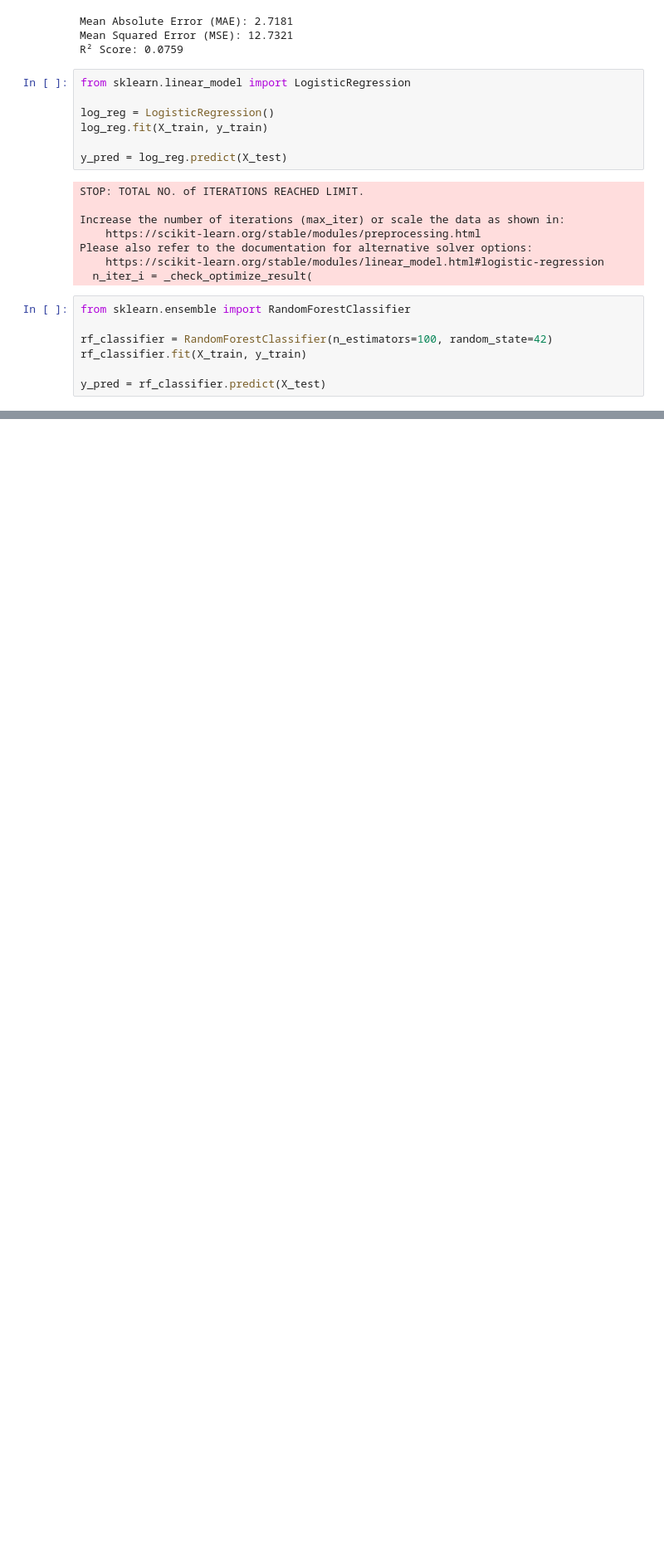
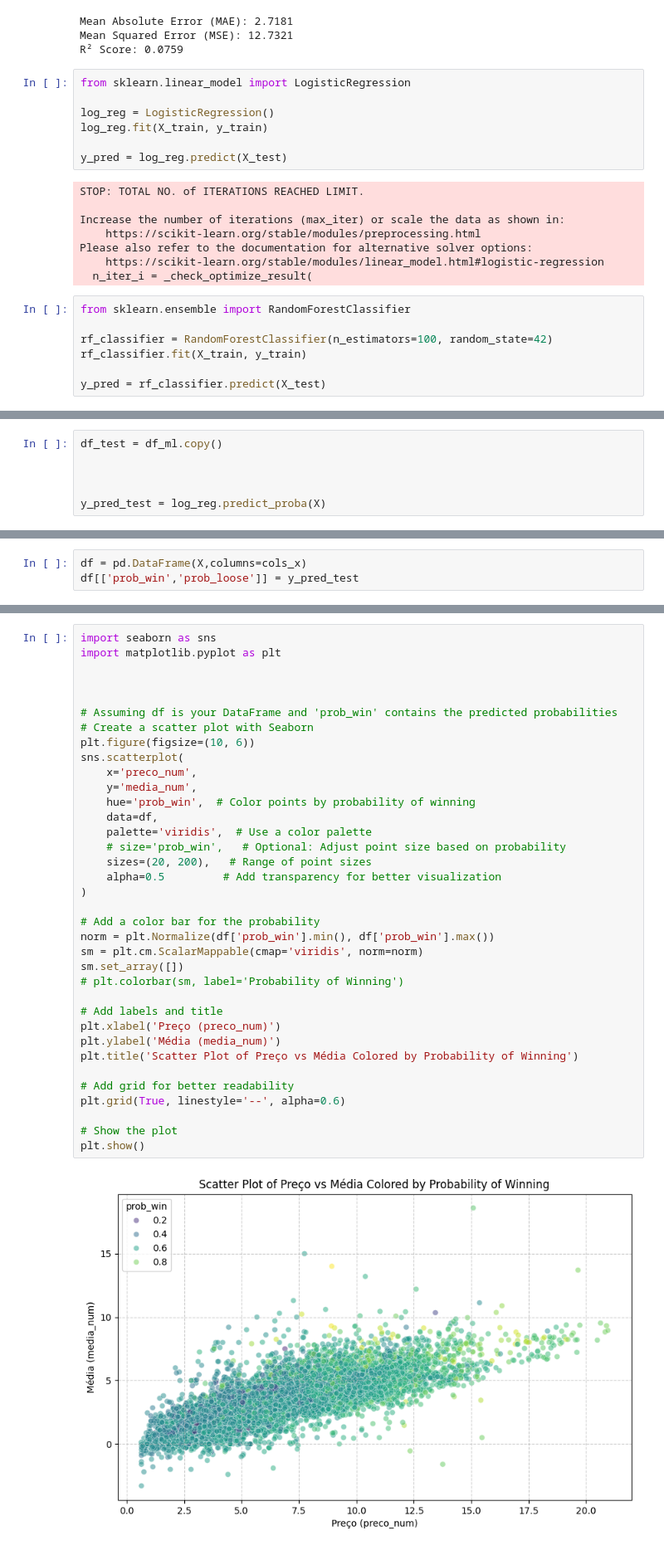
Before and after one commit to victor-mattos/cartola-fc, a Jupyter notebook: modeling.ipynb, the cells around one changed output, grey strips where cells are left out. Shown: that part at 83% size. Cells and saved outputs as stored; diff of their text form; blank space fills up the shorter version.

```diff
--- a/modeling.ipynb
+++ b/modeling.ipynb
@@ -232,0 +208,6 @@ array([[  0.        ,  19.        ,   6.        , ...,   0.        ,
+# %%
+df_test = df_ml.copy()
+
+
+
+y_pred_test = log_reg.predict_proba(X)
@@ -232,0 +218,3 @@ array([[  0.        ,  19.        ,   6.        , ...,   0.        ,
+# %%
+df = pd.DataFrame(X,columns=cols_x)
+df[['prob_win','prob_loose']] = y_pred_test
@@ -232,0 +237,38 @@ array([[  0.        ,  19.        ,   6.        , ...,   0.        ,
+# %%
+import seaborn as sns
+import matplotlib.pyplot as plt
+
+
+
+# Assuming df is your DataFrame and 'prob_win' contains the predicted probabilities
+# Create a scatter plot with Seaborn
+plt.figure(figsize=(10, 6))
+sns.scatterplot(
+    x='preco_num',
+    y='media_num',
+    hue='prob_win',  # Color points by probability of winning
+    data=df,
+    palette='viridis',  # Use a color palette
+    # size='prob_win',   # Optional: Adjust point size based on probability
+    sizes=(20, 200),   # Range of point sizes
+    alpha=0.5         # Add transparency for better visualization
+)
+
+# Add a color bar for the probability
+norm = plt.Normalize(df['prob_win'].min(), df['prob_win'].max())
+sm = plt.cm.ScalarMappable(cmap='viridis', norm=norm)
+sm.set_array([])
+# plt.colorbar(sm, label='Probability of Winning')
+
+# Add labels and title
+plt.xlabel('Preço (preco_num)')
+plt.ylabel('Média (media_num)')
+plt.title('Scatter Plot of Preço vs Média Colored by Probability of Winning')
+
+# Add grid for better readability
+plt.grid(True, linestyle='--', alpha=0.6)
+
+# Show the plot
+plt.show()
+# %% [output]
+[figure, added]
```
Also changed, not shown: parts of 8 cells of this notebook, 3 other files.
